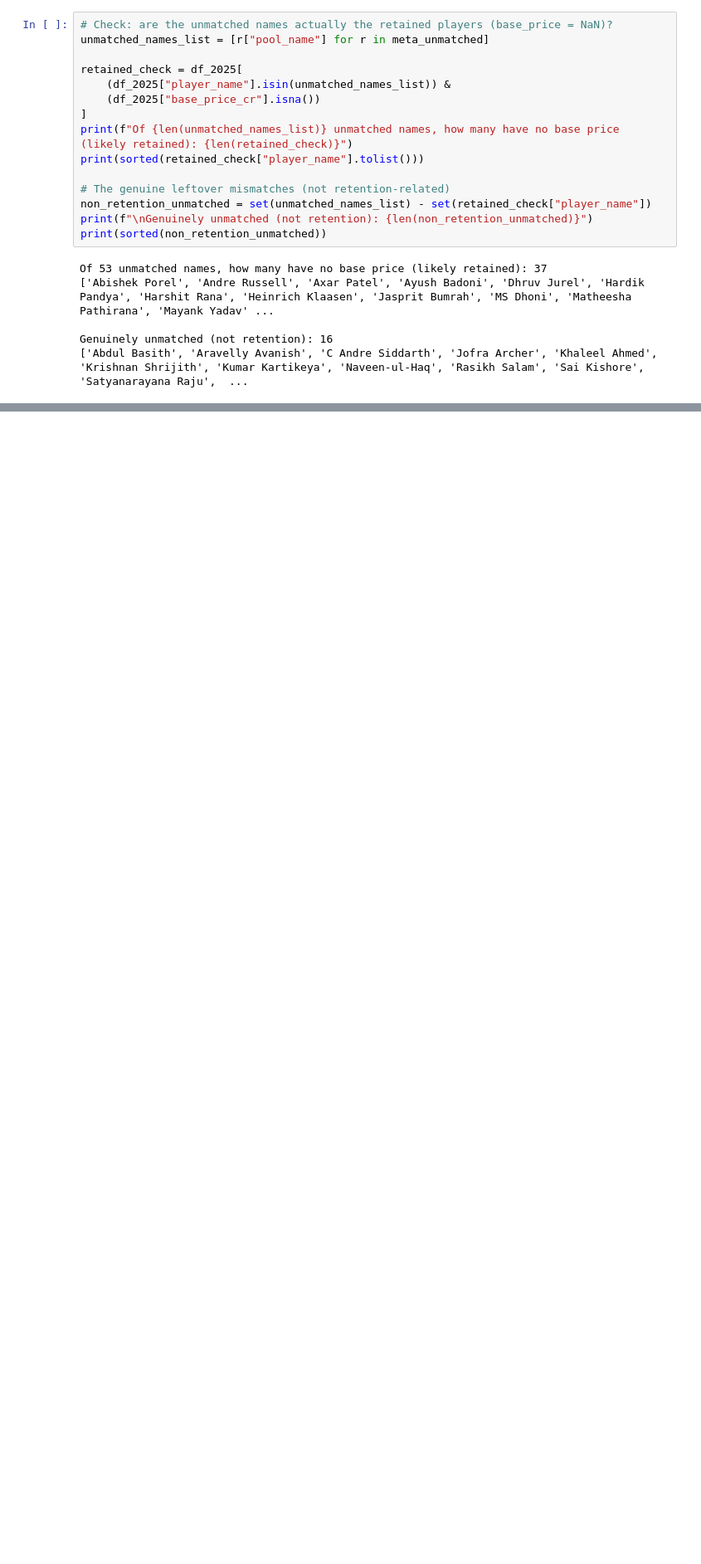
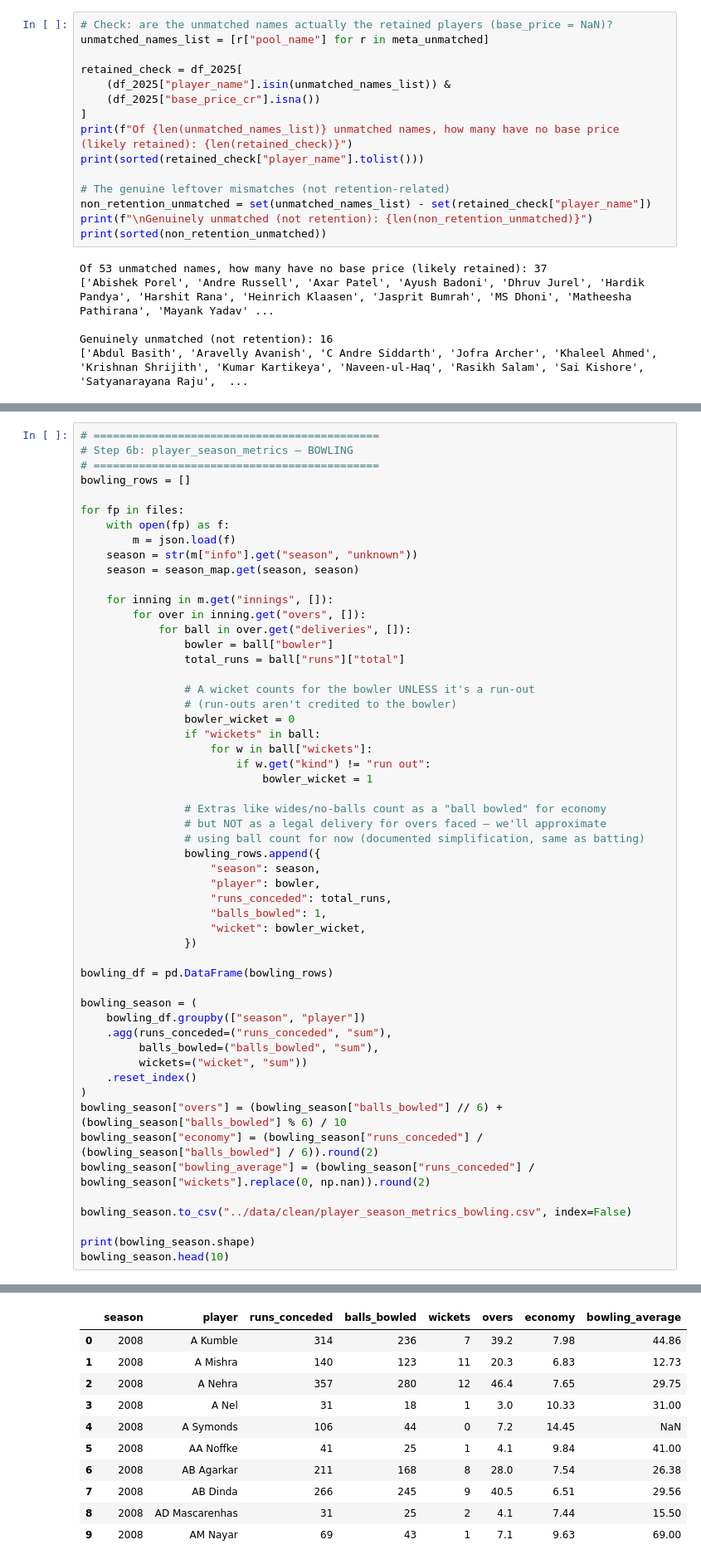
Before and after one commit to psai09599-stack/IPL-Auction-Intelligence, a Jupyter notebook: notebooks/01_data_audit.ipynb, the cells around one changed output, grey strips where cells are left out. Shown at 83% size. Saved outputs shown, nothing was run; the diff lists cells and outputs as text; blank space fills up the shorter version.

```diff
--- a/notebooks/01_data_audit.ipynb
+++ b/notebooks/01_data_audit.ipynb
@@ -696,0 +932,55 @@ print(len(retained_players_meta))
+# %%
+# ============================================
+# Step 6b: player_season_metrics — BOWLING
+# ============================================
+bowling_rows = []
+
+for fp in files:
+    with open(fp) as f:
+        m = json.load(f)
+    season = str(m["info"].get("season", "unknown"))
+    season = season_map.get(season, season)
+
+    for inning in m.get("innings", []):
+        for over in inning.get("overs", []):
+            for ball in over.get("deliveries", []):
+                bowler = ball["bowler"]
+                total_runs = ball["runs"]["total"]
+
+                # A wicket counts for the bowler UNLESS it's a run-out
+                # (run-outs aren't credited to the bowler)
+                bowler_wicket = 0
+                if "wickets" in ball:
+                    for w in ball["wickets"]:
+                        if w.get("kind") != "run out":
+                            bowler_wicket = 1
+
+                # Extras like wides/no-balls count as a "ball bowled" for economy
+                # but NOT as a legal delivery for overs faced — we'll approximate
+                # using ball count for now (documented simplification, same as batting)
+                bowling_rows.append({
+                    "season": season,
+                    "player": bowler,
+                    "runs_conceded": total_runs,
+                    "balls_bowled": 1,
+                    "wicket": bowler_wicket,
+                })
+
+bowling_df = pd.DataFrame(bowling_rows)
+
+bowling_season = (
+    bowling_df.groupby(["season", "player"])
+    .agg(runs_conceded=("runs_conceded", "sum"),
+         balls_bowled=("balls_bowled", "sum"),
+         wickets=("wicket", "sum"))
+    .reset_index()
+)
+bowling_season["overs"] = (bowling_season["balls_bowled"] // 6) + (bowling_season["balls_bowled"] % 6) / 10
+bowling_season["economy"] = (bowling_season["runs_conceded"] / (bowling_season["balls_bowled"] / 6)).round(2)
+bowling_season["bowling_average"] = (bowling_season["runs_conceded"] / bowling_season["wickets"].replace(0, np.nan)).round(2)
+
+bowling_season.to_csv("../data/clean/player_season_metrics_bowling.csv", index=False)
+
+print(bowling_season.shape)
+bowling_season.head(10)
+# %% [output]
@@ -696,0 +988,11 @@ print(len(retained_players_meta))
+|  | season | player | runs_conceded | balls_bowled | wickets | overs | economy | bowling_average |
+| 0 | 2008 | A Kumble | 314 | 236 | 7 | 39.2 | 7.98 | 44.86 |
+| 1 | 2008 | A Mishra | 140 | 123 | 11 | 20.3 | 6.83 | 12.73 |
+| 2 | 2008 | A Nehra | 357 | 280 | 12 | 46.4 | 7.65 | 29.75 |
+| 3 | 2008 | A Nel | 31 | 18 | 1 | 3.0 | 10.33 | 31.00 |
+| 4 | 2008 | A Symonds | 106 | 44 | 0 | 7.2 | 14.45 | NaN |
+| 5 | 2008 | AA Noffke | 41 | 25 | 1 | 4.1 | 9.84 | 41.00 |
+| 6 | 2008 | AB Agarkar | 211 | 168 | 8 | 28.0 | 7.54 | 26.38 |
+| 7 | 2008 | AB Dinda | 266 | 245 | 9 | 40.5 | 6.51 | 29.56 |
+| 8 | 2008 | AD Mascarenhas | 31 | 25 | 2 | 4.1 | 7.44 | 15.50 |
+| 9 | 2008 | AM Nayar | 69 | 43 | 1 | 7.1 | 9.63 | 69.00 |
```
Also changed, not shown: parts of 20 cells of this notebook, 3 other files.
